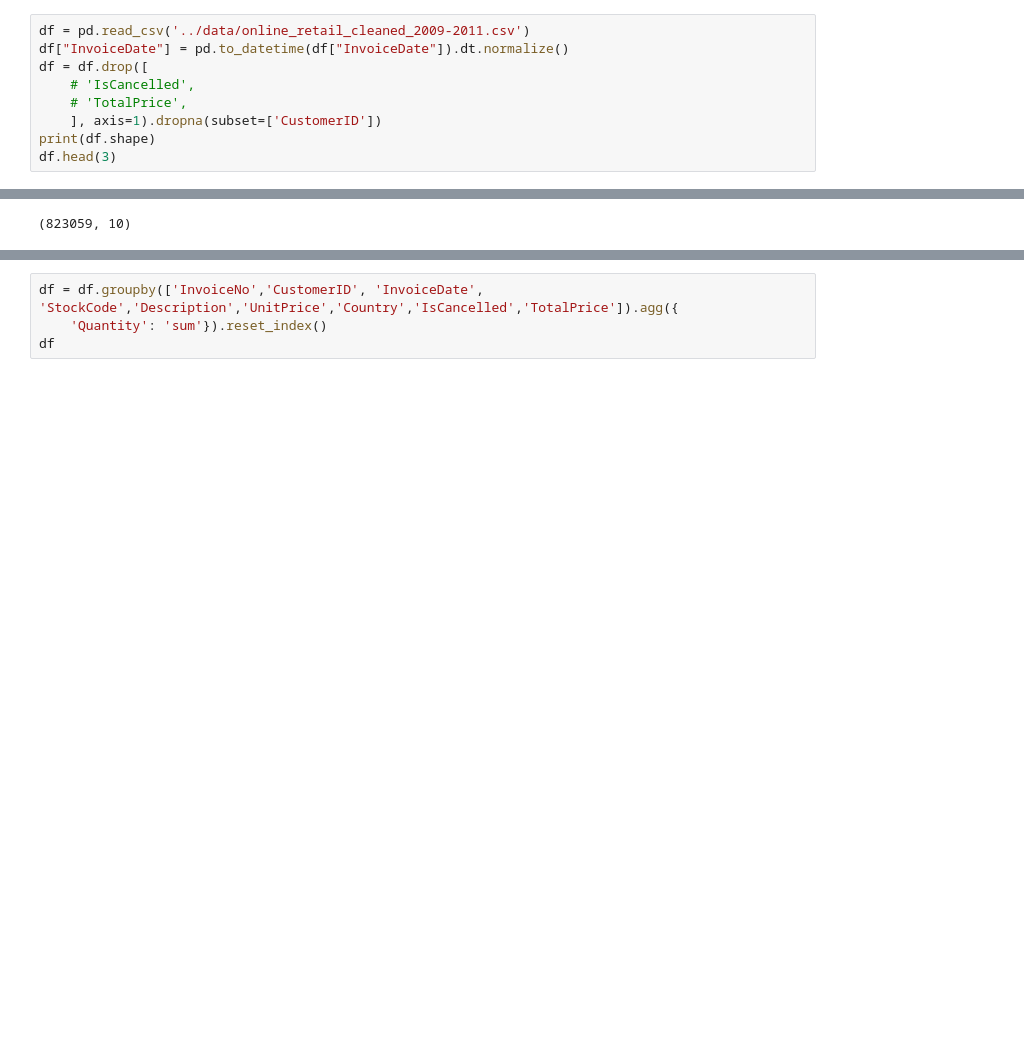
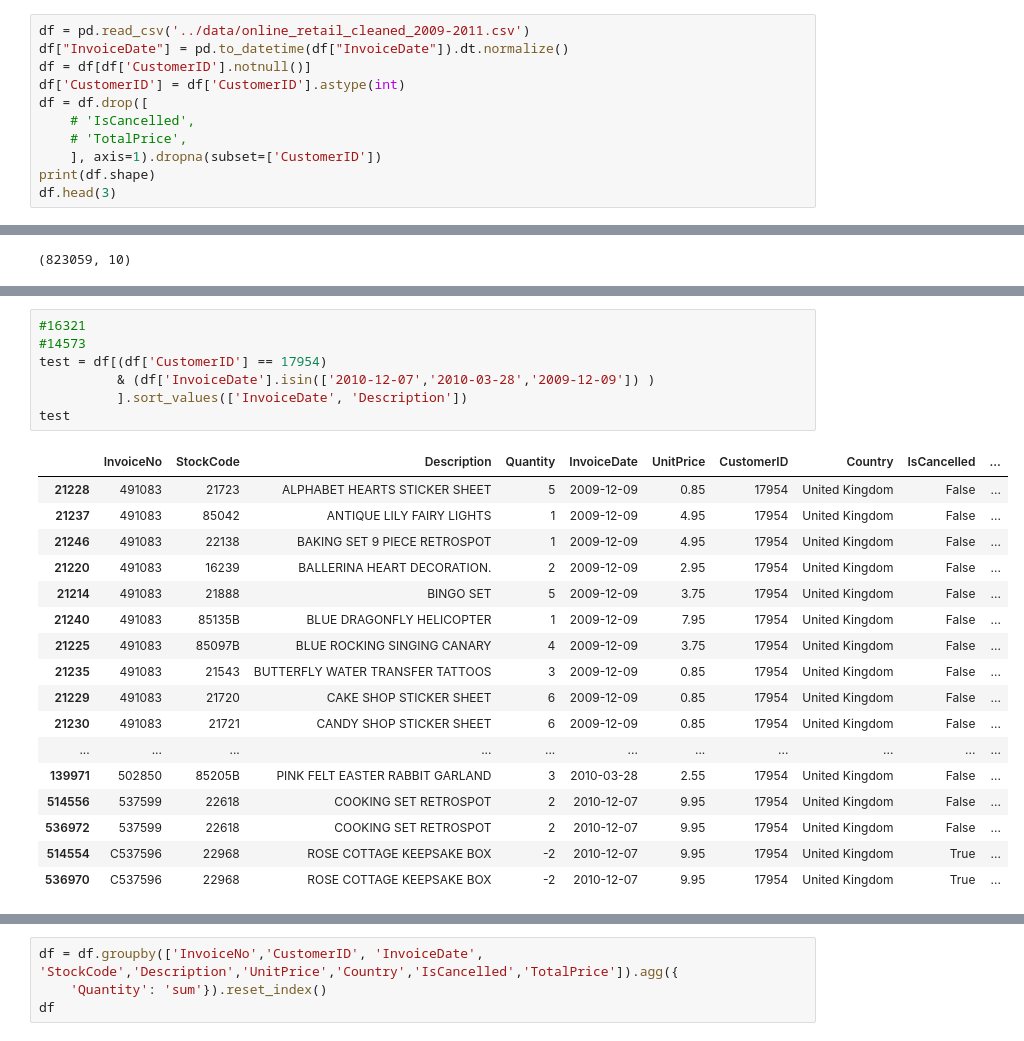
Before and after one commit to Leonel481/mlops-dtc-project, a Jupyter notebook: dev/churn.ipynb, the cells around one changed output, grey strips where cells are left out. Saved outputs shown, nothing was run; the diff lists cells and outputs as text; blank space fills up the shorter version.

```diff
--- a/dev/churn.ipynb
+++ b/dev/churn.ipynb
@@ -6,6 +6,8 @@ import seaborn as sns
 # %%
 df = pd.read_csv('../data/online_retail_cleaned_2009-2011.csv')
 df["InvoiceDate"] = pd.to_datetime(df["InvoiceDate"]).dt.normalize()
+df = df[df['CustomerID'].notnull()]
+df['CustomerID'] = df['CustomerID'].astype(int)
 df = df.drop([
     # 'IsCancelled',
     # 'TotalPrice',
@@ -25,0 +263,25 @@ df.shape
+# %%
+#16321
+#14573
+test = df[(df['CustomerID'] == 17954)
+          & (df['InvoiceDate'].isin(['2010-12-07','2010-03-28','2009-12-09']) )
+          ].sort_values(['InvoiceDate', 'Description'])
+test
+# %% [output]
+|  | InvoiceNo | StockCode | Description | Quantity | InvoiceDate | UnitPrice | CustomerID | Country | IsCancelled | ... |
+| 21228 | 491083 | 21723 | ALPHABET HEARTS STICKER SHEET | 5 | 2009-12-09 | 0.85 | 17954 | United Kingdom | False | ... |
+| 21237 | 491083 | 85042 | ANTIQUE LILY FAIRY LIGHTS | 1 | 2009-12-09 | 4.95 | 17954 | United Kingdom | False | ... |
+| 21246 | 491083 | 22138 | BAKING SET 9 PIECE RETROSPOT | 1 | 2009-12-09 | 4.95 | 17954 | United Kingdom | False | ... |
+| 21220 | 491083 | 16239 | BALLERINA HEART DECORATION. | 2 | 2009-12-09 | 2.95 | 17954 | United Kingdom | False | ... |
+| 21214 | 491083 | 21888 | BINGO SET | 5 | 2009-12-09 | 3.75 | 17954 | United Kingdom | False | ... |
+| 21240 | 491083 | 85135B | BLUE DRAGONFLY HELICOPTER | 1 | 2009-12-09 | 7.95 | 17954 | United Kingdom | False | ... |
+| 21225 | 491083 | 85097B | BLUE ROCKING SINGING CANARY | 4 | 2009-12-09 | 3.75 | 17954 | United Kingdom | False | ... |
+| 21235 | 491083 | 21543 | BUTTERFLY WATER TRANSFER TATTOOS | 3 | 2009-12-09 | 0.85 | 17954 | United Kingdom | False | ... |
+| 21229 | 491083 | 21720 | CAKE SHOP STICKER SHEET | 6 | 2009-12-09 | 0.85 | 17954 | United Kingdom | False | ... |
+| 21230 | 491083 | 21721 | CANDY SHOP STICKER SHEET | 6 | 2009-12-09 | 0.85 | 17954 | United Kingdom | False | ... |
+| ... | ... | ... | ... | ... | ... | ... | ... | ... | ... | ... |
+| 139971 | 502850 | 85205B | PINK FELT EASTER RABBIT GARLAND | 3 | 2010-03-28 | 2.55 | 17954 | United Kingdom | False | ... |
+| 514556 | 537599 | 22618 | COOKING SET RETROSPOT | 2 | 2010-12-07 | 9.95 | 17954 | United Kingdom | False | ... |
+| 536972 | 537599 | 22618 | COOKING SET RETROSPOT | 2 | 2010-12-07 | 9.95 | 17954 | United Kingdom | False | ... |
+| 514554 | C537596 | 22968 | ROSE COTTAGE KEEPSAKE BOX | -2 | 2010-12-07 | 9.95 | 17954 | United Kingdom | True | ... |
+| 536970 | C537596 | 22968 | ROSE COTTAGE KEEPSAKE BOX | -2 | 2010-12-07 | 9.95 | 17954 | United Kingdom | True | ... |
```
Also changed, not shown: parts of 35 cells of this notebook.
